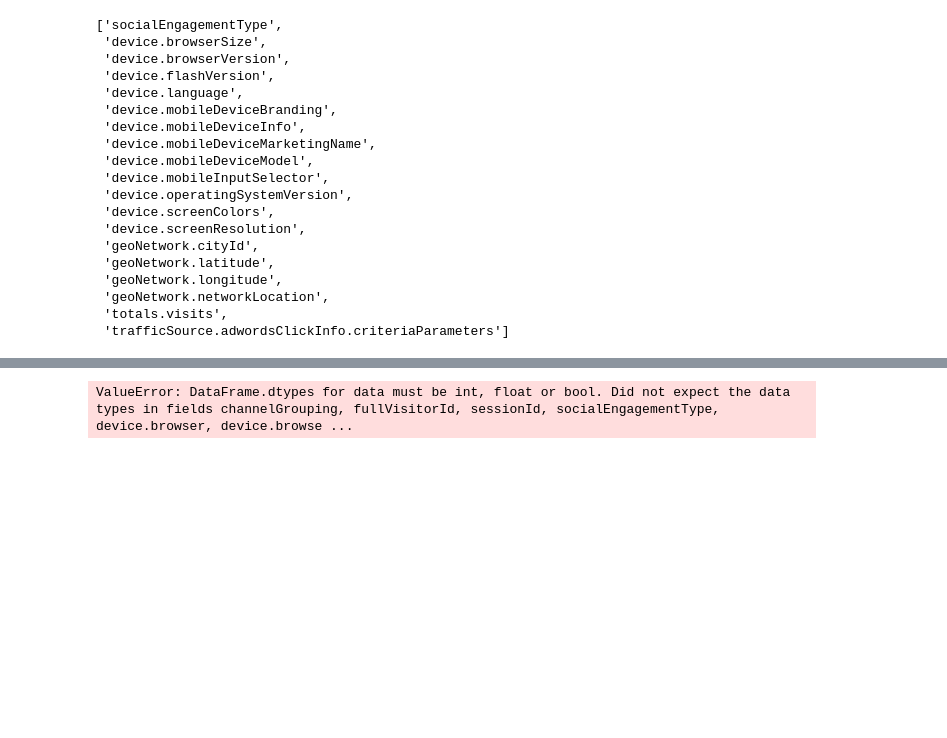
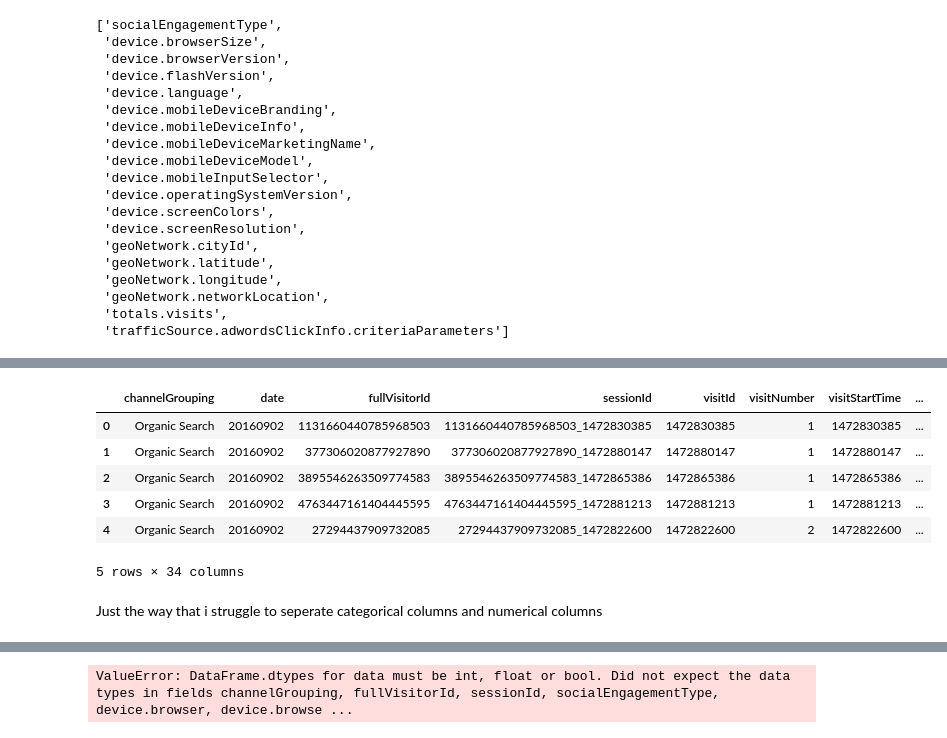
Before and after one commit to nguyenkhacbaoanh/ml-discover, a Jupyter notebook: GStore-Customer-Revenue/Data-Exploration.ipynb, the cells around one changed output, grey strips where cells are left out. Cells and saved outputs as stored; diff of their text form; code cells hidden in the pictures; blank space fills up the shorter version.

```diff
--- a/GStore-Customer-Revenue/Data-Exploration.ipynb
+++ b/GStore-Customer-Revenue/Data-Exploration.ipynb
@@ -162,0 +205,12 @@ test = test.drop()
+# %%
+train.head()
+# %% [output]
+|  | channelGrouping | date | fullVisitorId | sessionId | visitId | visitNumber | visitStartTime | ... |
+| 0 | Organic Search | 20160902 | 1131660440785968503 | 1131660440785968503_1472830385 | 1472830385 | 1 | 1472830385 | ... |
+| 1 | Organic Search | 20160902 | 377306020877927890 | 377306020877927890_1472880147 | 1472880147 | 1 | 1472880147 | ... |
+| 2 | Organic Search | 20160902 | 3895546263509774583 | 3895546263509774583_1472865386 | 1472865386 | 1 | 1472865386 | ... |
+| 3 | Organic Search | 20160902 | 4763447161404445595 | 4763447161404445595_1472881213 | 1472881213 | 1 | 1472881213 | ... |
+| 4 | Organic Search | 20160902 | 27294437909732085 | 27294437909732085_1472822600 | 1472822600 | 2 | 1472822600 | ... |
+5 rows × 34 columns
+# %% [markdown]
+Just the way that i struggle to seperate categorical columns and numerical columns
```
Also changed, not shown: parts of 14 cells of this notebook.
